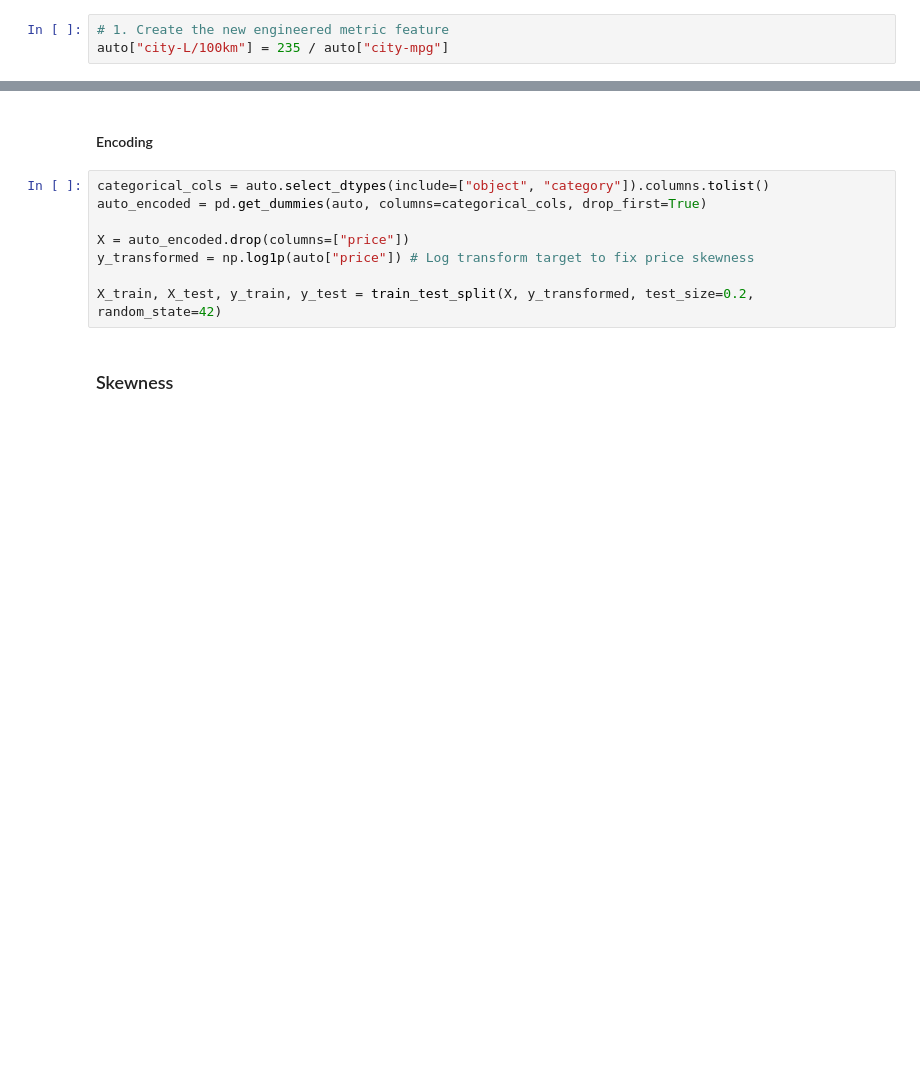
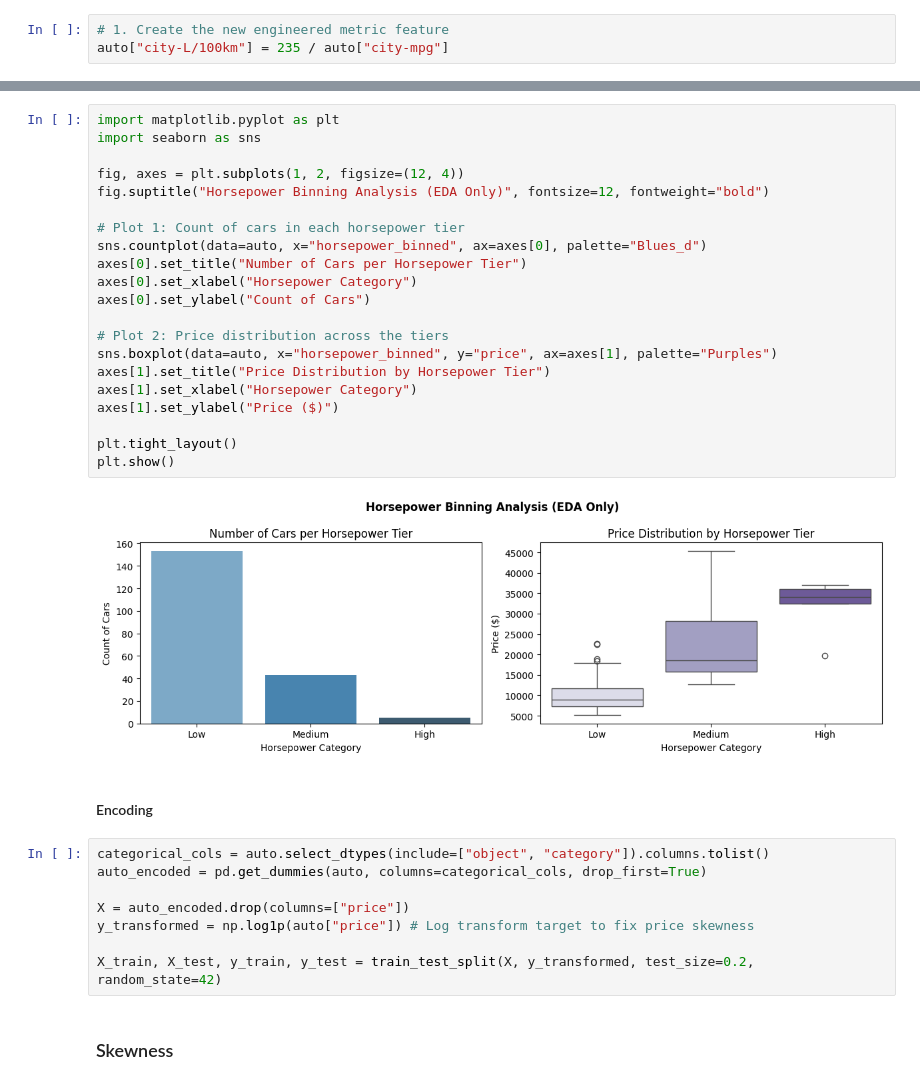
Before and after one commit to stacykeago/Airflow., a Jupyter notebook: FDA_assignment.ipynb, the cells around one changed output, grey strips where cells are left out. Cells and saved outputs as stored; diff of their text form; blank space fills up the shorter version.

```diff
--- a/FDA_assignment.ipynb
+++ b/FDA_assignment.ipynb
@@ -388,3 +419,26 @@ auto["city-L/100km"] = 235 / auto["city-mpg"]
+# %%
+import matplotlib.pyplot as plt
+import seaborn as sns
+
+fig, axes = plt.subplots(1, 2, figsize=(12, 4))
+fig.suptitle("Horsepower Binning Analysis (EDA Only)", fontsize=12, fontweight="bold")
+
+# Plot 1: Count of cars in each horsepower tier
+sns.countplot(data=auto, x="horsepower_binned", ax=axes[0], palette="Blues_d")
+axes[0].set_title("Number of Cars per Horsepower Tier")
+axes[0].set_xlabel("Horsepower Category")
+axes[0].set_ylabel("Count of Cars")
+
+# Plot 2: Price distribution across the tiers
+sns.boxplot(data=auto, x="horsepower_binned", y="price", ax=axes[1], palette="Purples")
+axes[1].set_title("Price Distribution by Horsepower Tier")
+axes[1].set_xlabel("Horsepower Category")
+axes[1].set_ylabel("Price ($)")
+
+plt.tight_layout()
+plt.show()
+# %% [output]
+[figure, added]
 # %% [markdown]
 #### Encoding
 # %%
```
Also changed, not shown: parts of 14 cells of this notebook.
